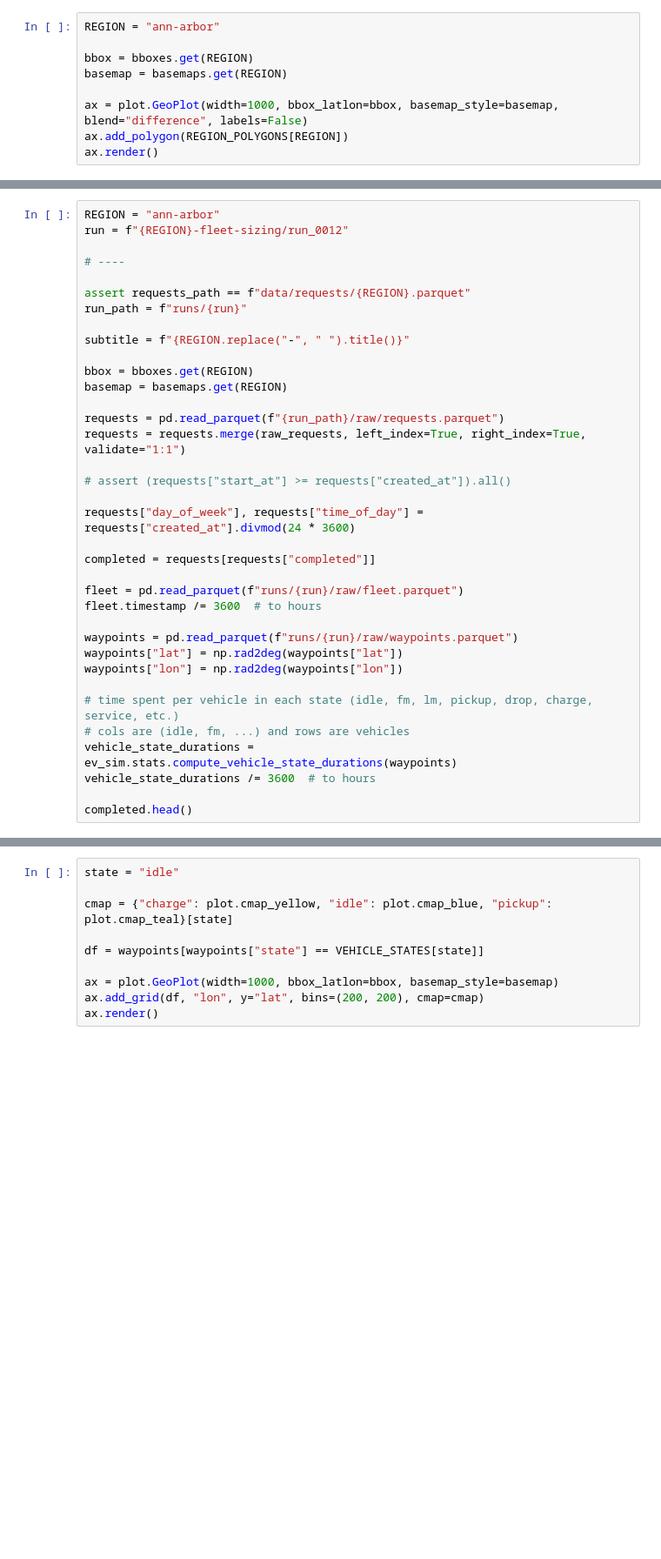
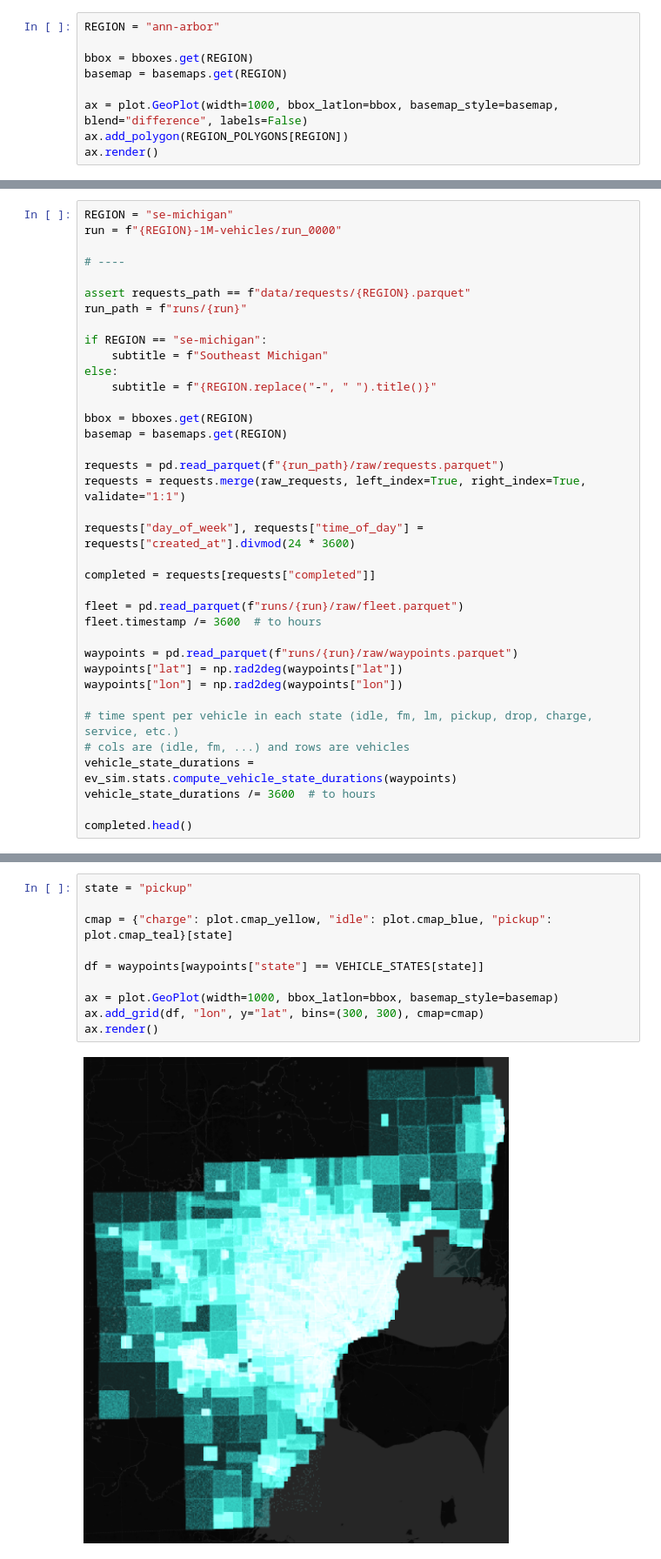
Before and after one commit to BhavyeMathur/av-sim, a Jupyter notebook: plot.ipynb, the cells around one changed output, grey strips where cells are left out. Shown at 87% size. Cells and saved outputs as stored; diff of their text form; blank space fills up the shorter version.

```diff
--- a/plot.ipynb
+++ b/plot.ipynb
@@ -162,21 +179,22 @@ df
 # %%
-REGION = "ann-arbor"
-run = f"{REGION}-fleet-sizing/run_0012"
+REGION = "se-michigan"
+run = f"{REGION}-1M-vehicles/run_0000"
 
 # ----
 
 assert requests_path == f"data/requests/{REGION}.parquet"
 run_path = f"runs/{run}"
 
-subtitle = f"{REGION.replace("-", " ").title()}"
+if REGION == "se-michigan":
+    subtitle = f"Southeast Michigan"
+else:
+    subtitle = f"{REGION.replace("-", " ").title()}"
 
 bbox = bboxes.get(REGION)
 basemap = basemaps.get(REGION)
 
 requests = pd.read_parquet(f"{run_path}/raw/requests.parquet")
 requests = requests.merge(raw_requests, left_index=True, right_index=True, validate="1:1")
-
-# assert (requests["start_at"] >= requests["created_at"]).all()
 
 requests["day_of_week"], requests["time_of_day"] = requests["created_at"].divmod(24 * 3600)
 
@@ -198,13 +223,15 @@ completed.head()
 # %%
-state = "idle"
+state = "pickup"
 
 cmap = {"charge": plot.cmap_yellow, "idle": plot.cmap_blue, "pickup": plot.cmap_teal}[state]
 
 df = waypoints[waypoints["state"] == VEHICLE_STATES[state]]
 
 ax = plot.GeoPlot(width=1000, bbox_latlon=bbox, basemap_style=basemap)
-ax.add_grid(df, "lon", y="lat", bins=(200, 200), cmap=cmap)
+ax.add_grid(df, "lon", y="lat", bins=(300, 300), cmap=cmap)
 ax.render()
+# %% [output]
+[figure, added]
 # %%
 ax = plot.GeoPlot(width=1024, bbox_latlon=bbox, basemap_style=basemap)
 anim = ax.animate(frame_freq="5min", fps=20, mode="tail")
```
Also changed, not shown: parts of 11 cells of this notebook, 6 other files.
